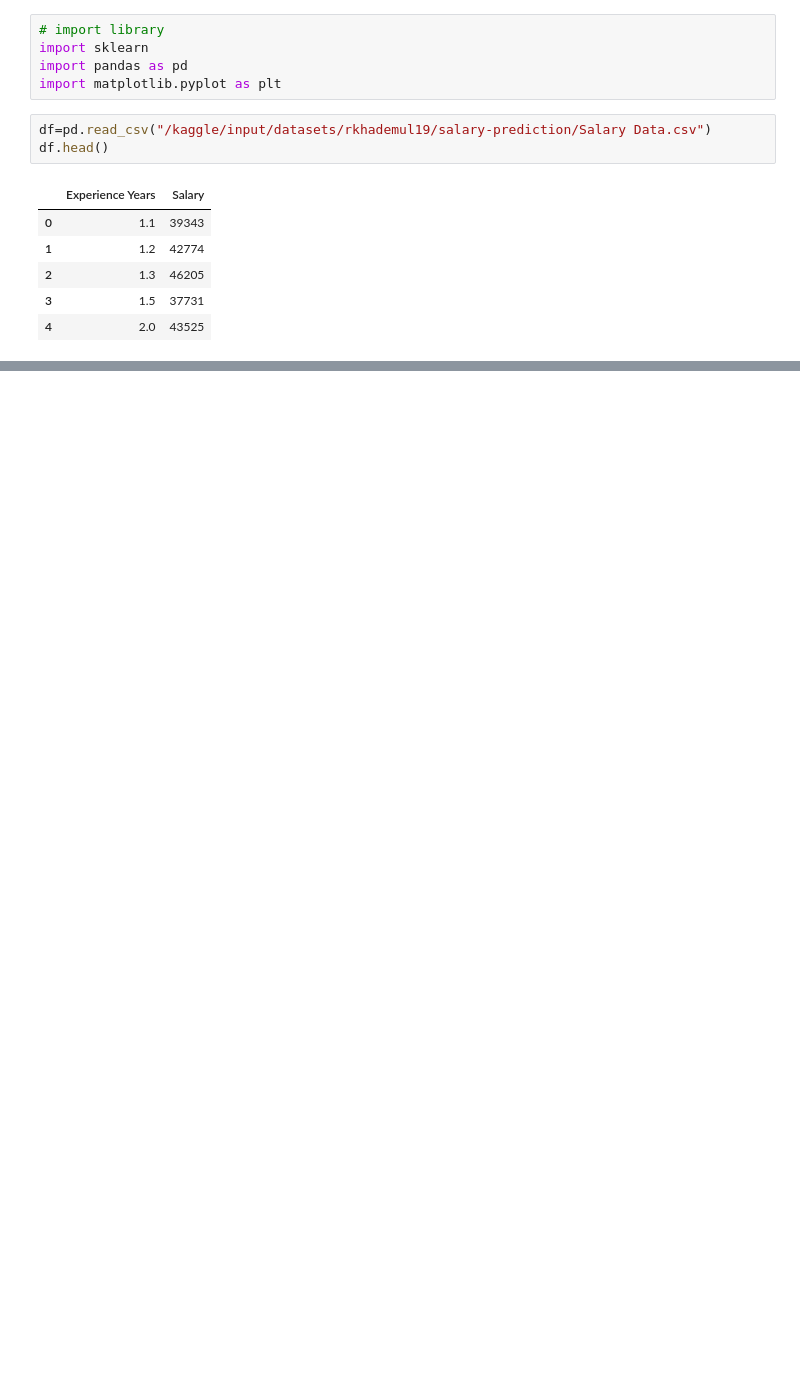
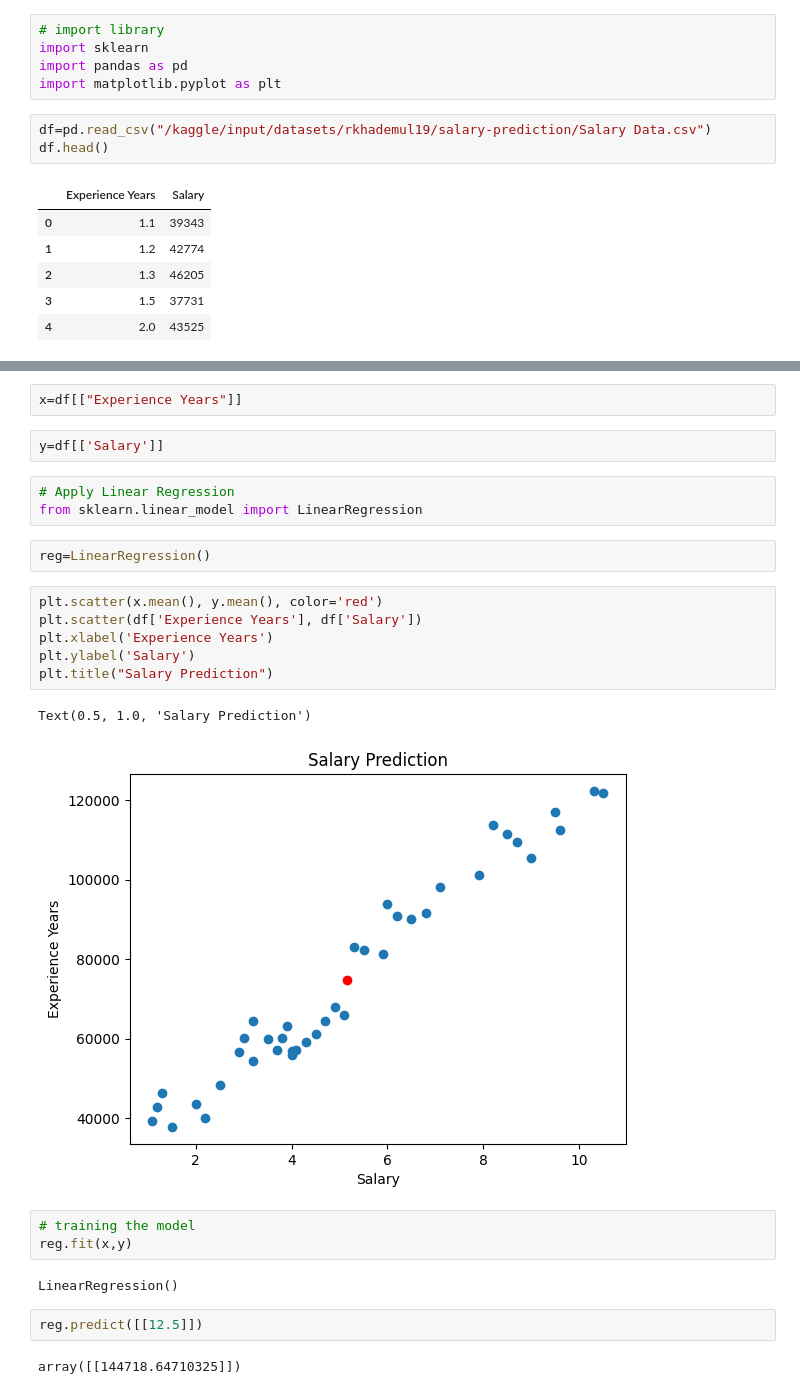
Before and after one commit to rkhademul19/salary-prediction-using-LR, a Jupyter notebook: salary-prediction-using-linear-regression.ipynb, the cells around one changed output, grey strips where cells are left out. Drawn from its saved outputs; the diff is of its cells as text; blank space fills up the shorter version.

Commit message:
chores: model train | predict | lose and cost | accuracy calculation

```diff
--- a/salary-prediction-using-linear-regression.ipynb
+++ b/salary-prediction-using-linear-regression.ipynb
@@ -23,0 +24,27 @@ Text(0.5, 1.0, 'Salary Prediction')
+# %%
+x=df[["Experience Years"]]
+# %%
+y=df[['Salary']]
+# %%
+# Apply Linear Regression
+from sklearn.linear_model import LinearRegression
+# %%
+reg=LinearRegression()
+# %%
+plt.scatter(x.mean(), y.mean(), color='red')
+plt.scatter(df['Experience Years'], df['Salary'])
+plt.xlabel('Experience Years')
+plt.ylabel('Salary')
+plt.title("Salary Prediction")
+# %% [output]
+Text(0.5, 1.0, 'Salary Prediction')
+[figure, added]
+# %%
+# training the model
+reg.fit(x,y)
+# %% [output]
+LinearRegression()
+# %%
+reg.predict([[12.5]])
+# %% [output]
+array([[144718.64710325]])
```
Also changed, not shown: parts of 10 cells of this notebook.
